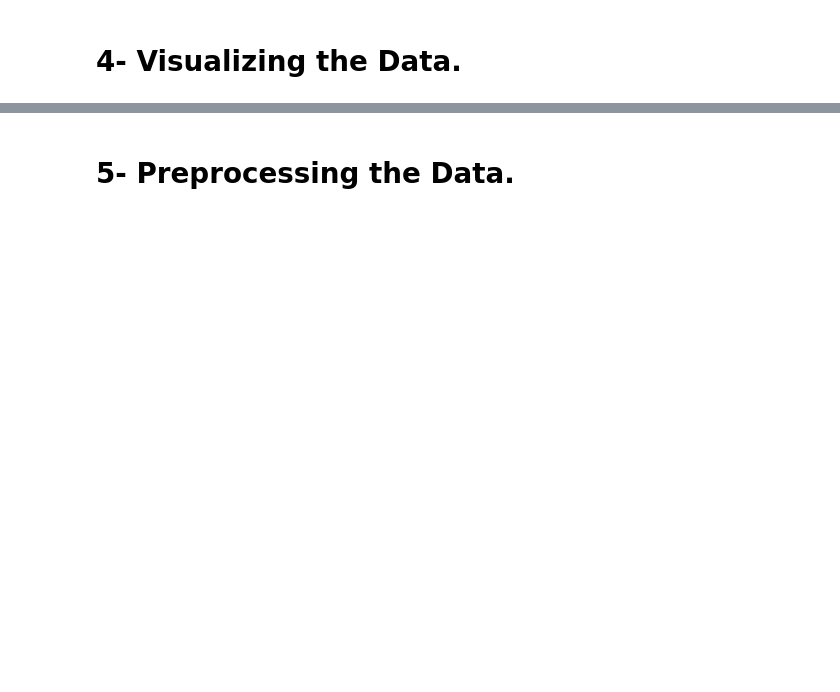
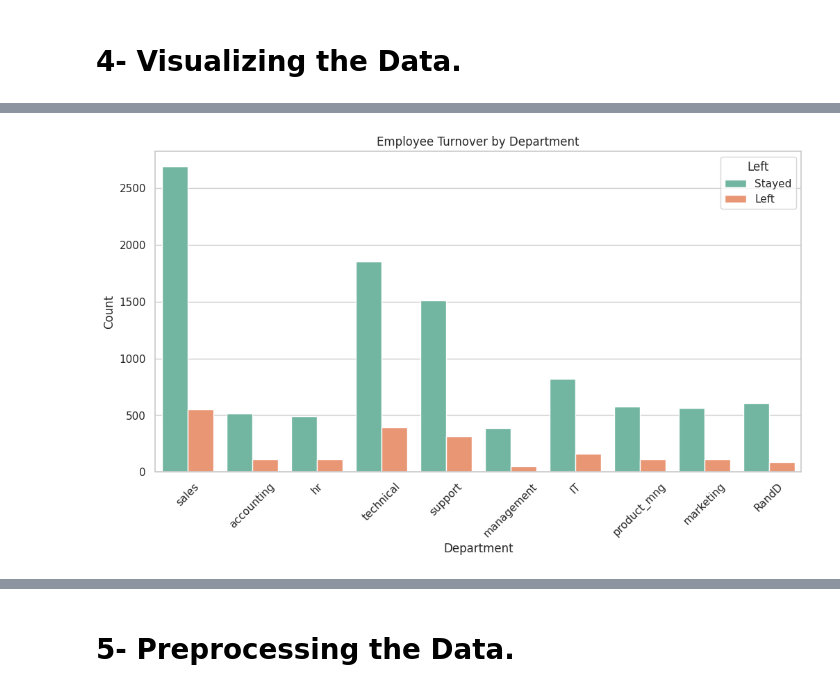
Before and after one commit to sayed226/ML_NTI, a Jupyter notebook: Employee_Chrun_Prediction.ipynb, the cells around one changed output, grey strips where cells are left out. Saved outputs shown, nothing was run; the diff lists cells and outputs as text; code cells hidden in the pictures; blank space fills up the shorter version.

```diff
--- a/Employee_Chrun_Prediction.ipynb
+++ b/Employee_Chrun_Prediction.ipynb
@@ -130,0 +158,12 @@ memory usage: 1.0+ MB
+# %%
+# 3. Turnover by Department (sales column)
+plt.figure(figsize=(12, 6))
+sns.countplot(data=df, x="sales", hue="left", palette="Set2")
+plt.title("Employee Turnover by Department")
+plt.xlabel("Department")
+plt.ylabel("Count")
+plt.xticks(rotation=45)
+plt.legend(title="Left", labels=["Stayed", "Left"])
+plt.show()
+# %% [output]
+[figure, added]
```
Also changed, not shown: parts of 21 cells of this notebook.
